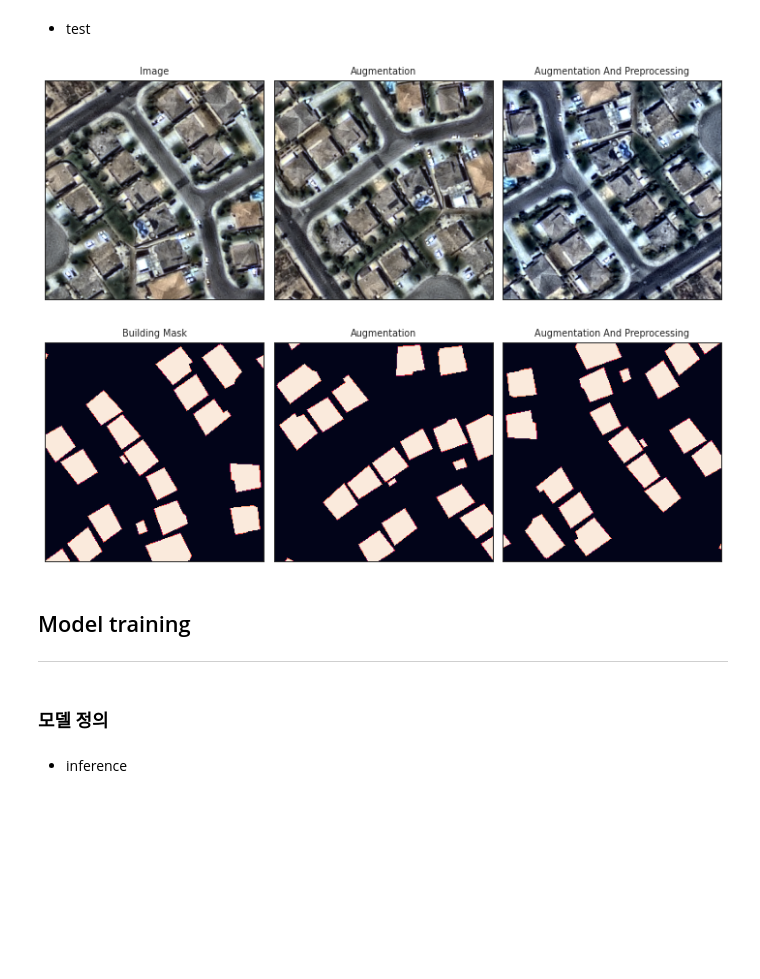
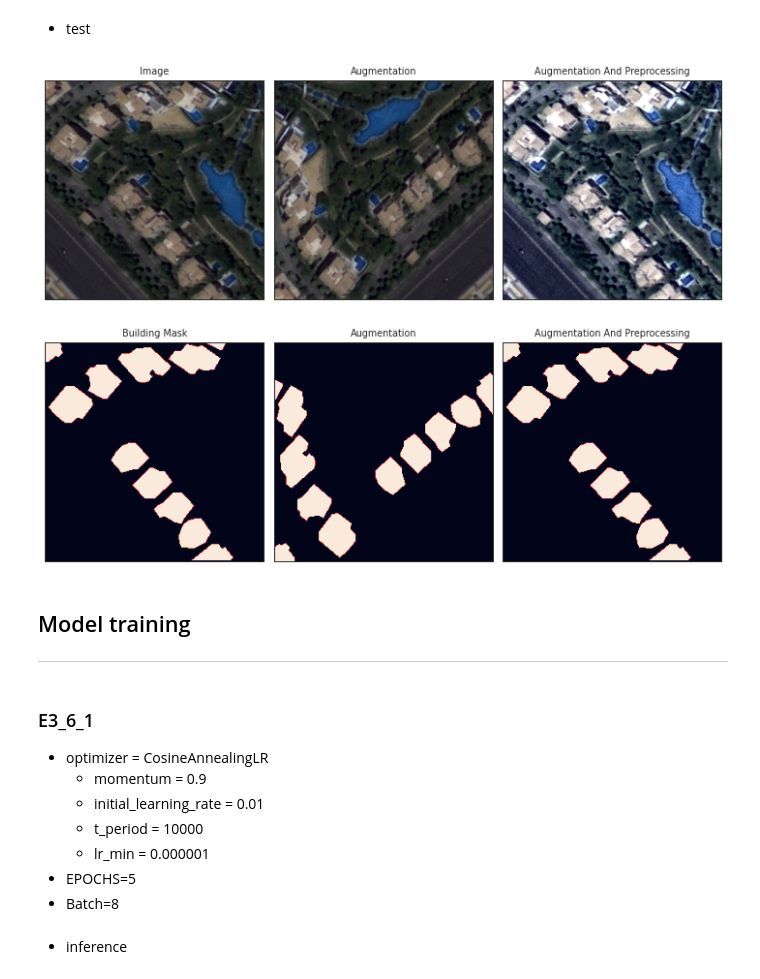
Before and after one commit to AIFFEL-FREESIA/Model, a Jupyter notebook: E3_6_Unet_building_hdf5.ipynb, the cells around one changed output. Drawn from its saved outputs; the diff is of its cells as text; code cells hidden in the pictures; blank space fills up the shorter version.

Commit message:
fix: fix minor typo and set optimizer - 몇몇 오타를 수정. - SGD + CosineDecay

```diff
--- a/E3_6_Unet_building_hdf5.ipynb
+++ b/E3_6_Unet_building_hdf5.ipynb
@@ -84,27 +89,27 @@ COLOR_MAP = [
 - dataset 확인
 # %%
 import matplotlib.pyplot as plt
-i = 0
+i = 10
 
 with h5py.File(FILE_PATH, 'r') as hdf5_file:
     plt.suptitle('TRAIN DATA')
     plt.subplot(121)
-    plt.imshow(hdf5_file['B']['train']['img'][i])
+    plt.imshow(hdf5_file[TRAIN_IMG_PATH][i])
     plt.subplot(122)
-    plt.imshow(hdf5_file['B']['train']['label'][i])
+    plt.imshow(hdf5_file[TRAIN_LABEL_PATH][i])
     plt.show()
 
     plt.suptitle('VAL DATA')
     plt.subplot(121)
-    plt.imshow(hdf5_file['B']['val']['img'][i])
+    plt.imshow(hdf5_file[VAL_IMG_PATH][i])
     plt.subplot(122)
-    plt.imshow(hdf5_file['B']['val']['label'][i])
+    plt.imshow(hdf5_file[VAL_LABEL_PATH][i])
     plt.show()
 
     plt.suptitle('TEST DATA')
     plt.subplot(121)
-    plt.imshow(hdf5_file['B']['test']['img'][i])
+    plt.imshow(hdf5_file[TEST_IMG_PATH][i])
     plt.subplot(122)
-    plt.imshow(hdf5_file['B']['test']['label'][i])
+    plt.imshow(hdf5_file[TEST_LABEL_PATH][i])
     plt.show()
 # %% [output]
@@ -153,20 +158,20 @@ with h5py.File(FILE_PATH, "a") as f:
     del f[TRAIN_SPLIT_DIR]
     f[BASE_TARIN_DIR].create_group('split')
     f[BASE_TARIN_DIR]['split'].create_dataset('img', (train_size, 256, 256, 3), np.uint8)
-    f[BASE_TARIN_DIR]['split'].create_dataset('label', (train_size, 256, 256), np.float)
+    f[BASE_TARIN_DIR]['split'].create_dataset('label', (train_size, 256, 256), np.float32)
 
     val_size = f[VAL_IMG_PATH].shape[0] * 25
     del f[VAL_SPLIT_DIR]
     f[BASE_VAL_DIR].create_group('split')
     f[BASE_VAL_DIR]['split'].create_dataset('img', (val_size, 256, 256, 3), np.uint8)
-    f[BASE_VAL_DIR]['split'].create_dataset('label', (val_size, 256, 256), np.float)
+    f[BASE_VAL_DIR]['split'].create_dataset('label', (val_size, 256, 256), np.float32)
 
     sub_idx = 0
     for i in tqdm(range(f[TRAIN_IMG_PATH].shape[0])):
         sub_imgs = split_png(f[TRAIN_IMG_PATH][i], pts)
 
         mask = (f[TRAIN_LABEL_PATH][i] == COLOR_MAP[0])
-        mask = (mask[:,:,0] +  mask[:,:,1] +  mask[:,:,2]).astype('float')
+        mask = (mask[:,:,0] +  mask[:,:,1] +  mask[:,:,2]).astype(np.float32)
         sub_labels = split_png(mask, pts)
 
         sub_idx = save_png_imgs_labels(f[TRAIN_SPLIT_DIR], sub_idx, sub_imgs, sub_labels)
@@ -176,7 +181,7 @@ with h5py.File(FILE_PATH, "a") as f:
         sub_imgs = split_png(f[VAL_IMG_PATH][i], pts)
 
         mask = (f[VAL_LABEL_PATH][i] == COLOR_MAP[0])
-        mask = (mask[:,:,0] +  mask[:,:,1] +  mask[:,:,2]).astype('float')
+        mask = (mask[:,:,0] +  mask[:,:,1] +  mask[:,:,2]).astype(np.float32)
         sub_labels = split_png(mask, pts)
 
         sub_idx = save_png_imgs_labels(f[VAL_SPLIT_DIR], sub_idx, sub_imgs, sub_labels)
@@ -276,7 +276,7 @@ class Dataset:
                     res = [self.augmentation(image=img, mask=mask) for img, mask in res]
                     res = [(r['image'], r['mask']) for r in res]
                 if self.preprocessing:
-                    res = [self.augmentation(image=img, mask=mask) for img, mask in res]
+                    res = [self.preprocessing(image=img, mask=mask) for img, mask in res]
                     res = [(r['image'], r['mask']) for r in res]
                 images = np.array([img for img, _ in res ])
                 masks = np.array([mask for _, mask in res ])
@@ -340,7 +340,6 @@ def round_clip_0_1(x, **kwargs):
 
 def get_training_augmentation():
     train_transform = [
-        A.CLAHE(clip_limit=4.0, tile_grid_size=(16, 16), p=1),
         A.RandomRotate90(p=0.75),
         A.RandomRotate90(p=0.5),
         A.RandomRotate90(p=0.25),
@@ -366,8 +365,8 @@ def get_preprocessing(preprocessing_fn):
         transform: albumentations.Compose
 
     """
-
     _transform = [
+        A.CLAHE(clip_limit=2.0, tile_grid_size=(16, 16), p=1),
         A.Lambda(image=preprocessing_fn),
     ]
     return A.Compose(_transform)
@@ -377,51 +376,58 @@ def get_preprocessing(preprocessing_fn):
 # Lets look at augmented data we have
 dataset = Dataset(
     FILE_PATH,
-    TRAIN_SPLIT_IMG_PATH,
-    TRAIN_SPLIT_LABEL_PATH,
+    VAL_SPLIT_IMG_PATH,
+    VAL_SPLIT_LABEL_PATH,
     augmentation=get_training_augmentation()
 )
 
 dataset_aug = Dataset(
     FILE_PATH,
-    TRAIN_SPLIT_IMG_PATH,
-    TRAIN_SPLIT_LABEL_PATH,
+    VAL_SPLIT_IMG_PATH,
+    VAL_SPLIT_LABEL_PATH,
     augmentation=get_training_augmentation())
 
 preprocess_input = sm.get_preprocessing('efficientnetb3')
 dataset_aug_pre = Dataset(
     FILE_PATH,
-    TRAIN_SPLIT_IMG_PATH,
-    TRAIN_SPLIT_LABEL_PATH,
+    VAL_SPLIT_IMG_PATH,
+    VAL_SPLIT_LABEL_PATH,
     augmentation=get_training_augmentation(),
     preprocessing=get_preprocessing(preprocess_input)
 )
 
 
 image, mask = dataset[5] # get some sample
 image_aug, mask_aug = dataset_aug[5]
 image_aug_pre, mask_aug_pre = dataset_aug_pre[5]
 
 
 visualize(
     image=image,
     augmentation=image_aug,
     augmentation_and_preprocessing=denormalize(image_aug_pre)
 )
 
 visualize(
     building_mask=mask,
     augmentation=mask_aug,
     augmentation_and_preprocessing=mask_aug_pre
 )
 # %% [output]
-[figure, old version]
+[figure, new version]
-[figure, old version]
+[figure, new version]
 # %% [markdown]
 ## Model training
 ---
-# %% [markdown]
-### 모델 정의
+# %% [markdown]
+### E3_6_1
+- optimizer = CosineAnnealingLR
+    - momentum = 0.9
+    - initial_learning_rate = 0.01
+    - t_period = 10000
+    - lr_min = 0.000001
+- EPOCHS=5
+- Batch=8
 # %%
 BACKBONE = 'efficientnetb3'
 BATCH_SIZE = 8
```
Also changed, not shown: parts of 22 cells of this notebook.
